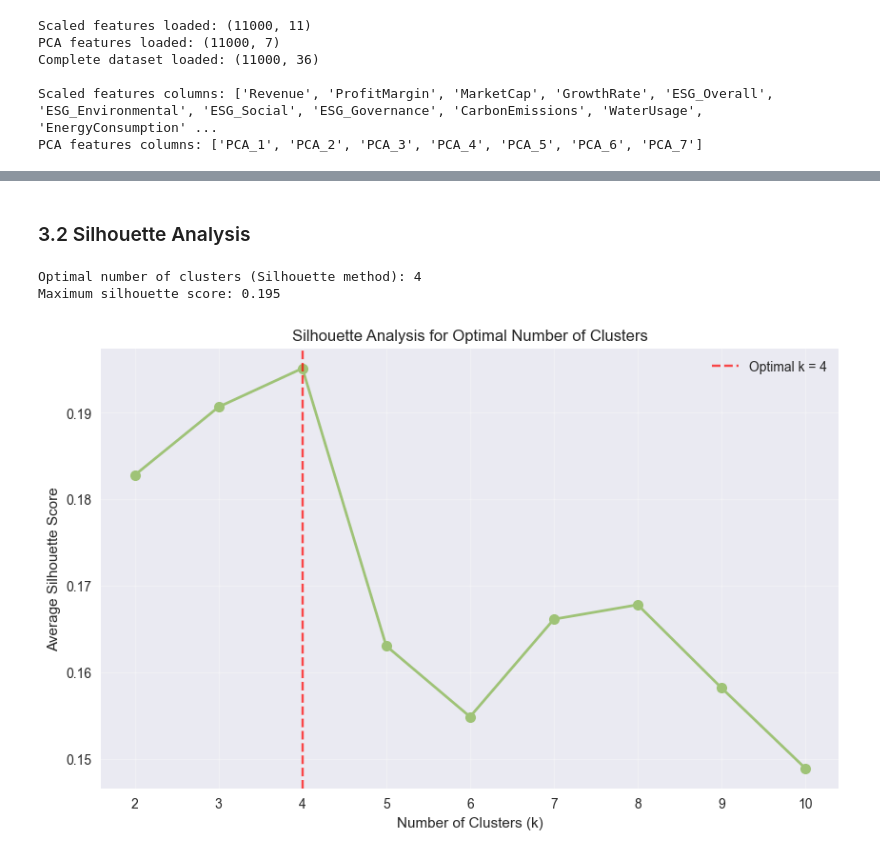
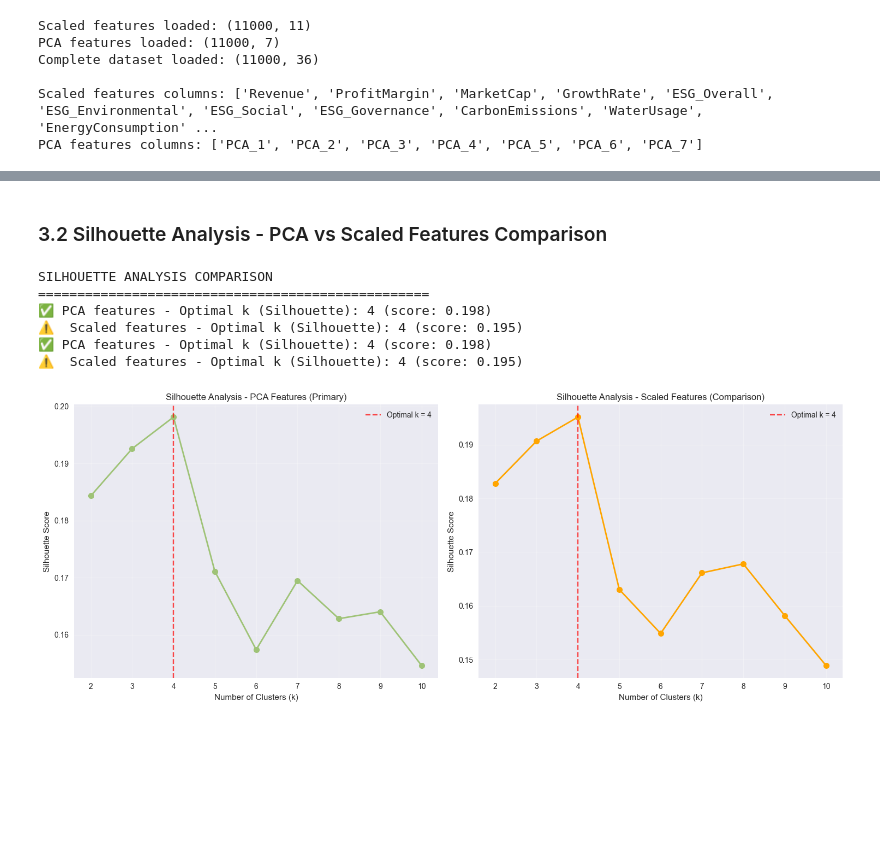
Before and after one commit to Jannik-m12/Clustering, a Jupyter notebook: Notebooks/03_Clustering_Analysis.ipynb, the cells around one changed output, grey strips where cells are left out. Cells and saved outputs as stored; diff of their text form; code cells hidden in the pictures; blank space fills up the shorter version.

```diff
--- a/Notebooks/03_Clustering_Analysis.ipynb
+++ b/Notebooks/03_Clustering_Analysis.ipynb
@@ -129,41 +225,79 @@ Optimal number of clusters (Elbow method): 4
 # %% [markdown]
-### 3.2 Silhouette Analysis
+### 3.2 Silhouette Analysis - PCA vs Scaled Features Comparison
 # %%
 # Silhouette analysis
 def calculate_silhouette_scores(X, max_k=10):
     silhouette_scores = []
     k_range = range(2, max_k + 1)  # Silhouette score requires at least 2 clusters
 
     for k in k_range:
         kmeans = KMeans(n_clusters=k, random_state=42)
         cluster_labels = kmeans.fit_predict(X)
         silhouette_avg = silhouette_score(X, cluster_labels)
         silhouette_scores.append(silhouette_avg)
 
     return k_range, silhouette_scores
 
-# Calculate silhouette scores
-k_range_sil, silhouette_scores = calculate_silhouette_scores(X_scaled, max_k=10)
+print("SILHOUETTE ANALYSIS COMPARISON")
+print("="*50)
 
-# Find optimal k
-optimal_k_silhouette = k_range_sil[np.argmax(silhouette_scores)]
-max_silhouette_score = max(silhouette_scores)
+# PCA features (primary analysis)
+k_range_sil, silhouette_scores_pca = calculate_silhouette_scores(X_pca, max_k=10)
+optimal_k_silhouette_pca = k_range_sil[np.argmax(silhouette_scores_pca)]
+max_silhouette_score_pca = max(silhouette_scores_pca)
 
-print(f"Optimal number of clusters (Silhouette method): {optimal_k_silhouette}")
-print(f"Maximum silhouette score: {max_silhouette_score:.3f}")
+# Scaled features (comparison)
+k_range_sil, silhouette_scores_scaled = calculate_silhouette_scores(X_scaled, max_k=10)
+optimal_k_silhouette_scaled = k_range_sil[np.argmax(silhouette_scores_scaled)]
+max_silhouette_score_scaled = max(silhouette_scores_scaled)
 
-# Plot silhouette scores
-plt.figure(figsize=(10, 6))
-plt.plot(k_range_sil, silhouette_scores, 'go-', linewidth=2, markersize=8)
-plt.axvline(x=optimal_k_silhouette, color='red', linestyle='--', alpha=0.7,
-           label=f'Optimal k = {optimal_k_silhouette}')
-plt.xlabel('Number of Clusters (k)')
-plt.ylabel('Average Silhouette Score')
-plt.title('Silhouette Analysis for Optimal Number of Clusters')
-plt.legend()
-plt.grid(True, alpha=0.3)
+print(f"✅ PCA features - Optimal k (Silhouette): {optimal_k_silhouette_pca} (score: {max_silhouette_score_pca:.3f})")
+print(f"⚠️  Scaled features - Optimal k (Silhouette): {optimal_k_silhouette_scaled} (score: {max_silhouette_score_scaled:.3f})")
+
+# Plot comparison silhouette curves
+fig, axes = plt.subplots(1, 2, figsize=(15, 6))
+
+# PCA silhouette curve
+axes[0].plot(k_range_sil, silhouette_scores_pca, 'go-', linewidth=2, markersize=8)
+axes[0].axvline(x=optimal_k_silhouette_pca, color='red', linestyle='--', alpha=0.7,
+                label=f'Optimal k = {optimal_k_silhouette_pca}')
+axes[0].set_xlabel('Number of Clusters (k)')
+axes[0].set_ylabel('Silhouette Score')
+axes[0].set_title('Silhouette Analysis - PCA Features (Primary)')
+axes[0].legend()
+axes[0].grid(True, alpha=0.3)
+
+# Scaled silhouette curve
+axes[1].plot(k_range_sil, silhouette_scores_scaled, 'o-', linewidth=2, markersize=8, color='orange')
+axes[1].axvline(x=optimal_k_silhouette_scaled, color='red', linestyle='--', alpha=0.7,
+                label=f'Optimal k = {optimal_k_silhouette_scaled}')
+axes[1].set_xlabel('Number of Clusters (k)')
+axes[1].set_ylabel('Silhouette Score')
+axes[1].set_title('Silhouette Analysis - Scaled Features (Comparison)')
+axes[1].legend()
+axes[1].grid(True, alpha=0.3)
+
+plt.tight_layout()
 plt.show()
+
+# Store optimal k for primary analysis
+optimal_k_silhouette = optimal_k_silhouette_pca
+print(f"\n🎯 Using PCA-based optimal k = {optimal_k_silhouette} for primary analysis")
+
+# Performance comparison
+print(f"\n📊 PERFORMANCE COMPARISON:")
+print(f"• PCA features achieve better silhouette score: {max_silhouette_score_pca:.3f}")
+print(f"• Scaled features silhouette score: {max_silhouette_score_scaled:.3f}")
+if max_silhouette_score_pca > max_silhouette_score_scaled:
+    improvement = ((max_silhouette_score_pca - max_silhouette_score_scaled) / max_silhouette_score_scaled) * 100
+    print(f"• PCA features show {improvement:.1f}% improvement over scaled features")
+else:
+    print(f"• Scaled features perform better (unusual - check for issues)")
 # %% [output]
-Optimal number of clusters (Silhouette method): 4
-Maximum silhouette score: 0.195
+SILHOUETTE ANALYSIS COMPARISON
+==================================================
+✅ PCA features - Optimal k (Silhouette): 4 (score: 0.198)
+⚠️  Scaled features - Optimal k (Silhouette): 4 (score: 0.195)
+✅ PCA features - Optimal k (Silhouette): 4 (score: 0.198)
+⚠️  Scaled features - Optimal k (Silhouette): 4 (score: 0.195)
-[figure, old version]
+[figure, new version]
```
Also changed, not shown: parts of 20 cells of this notebook, 6 other files.
